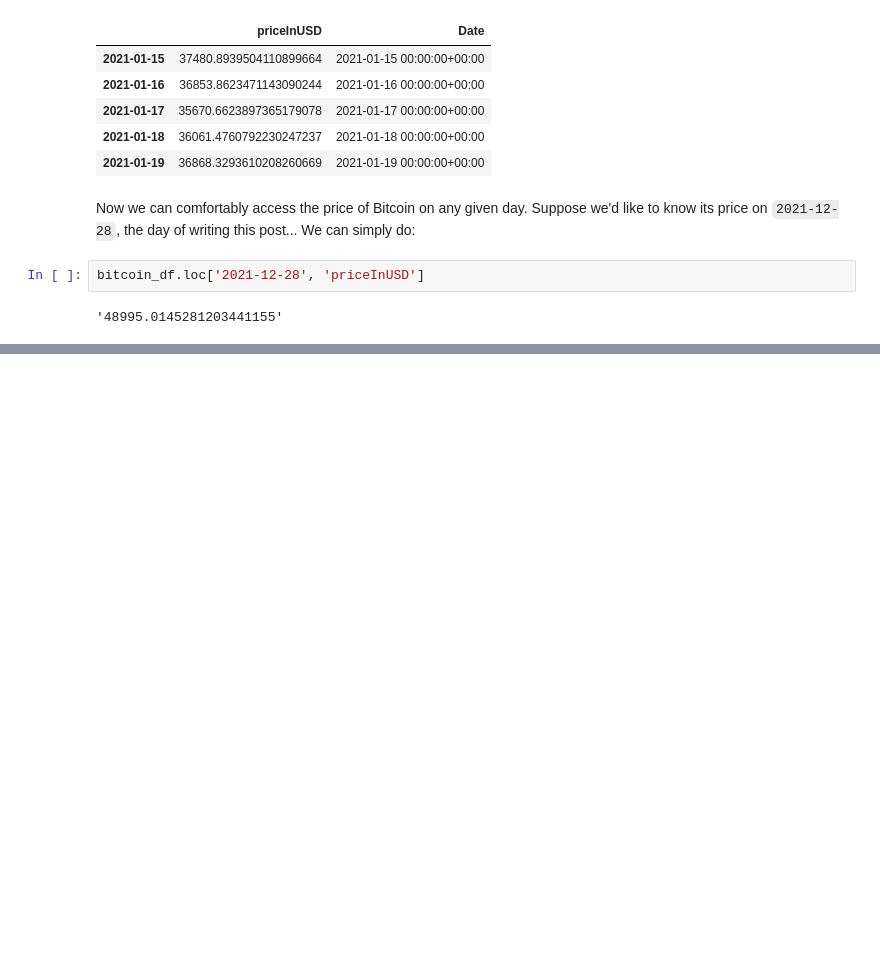
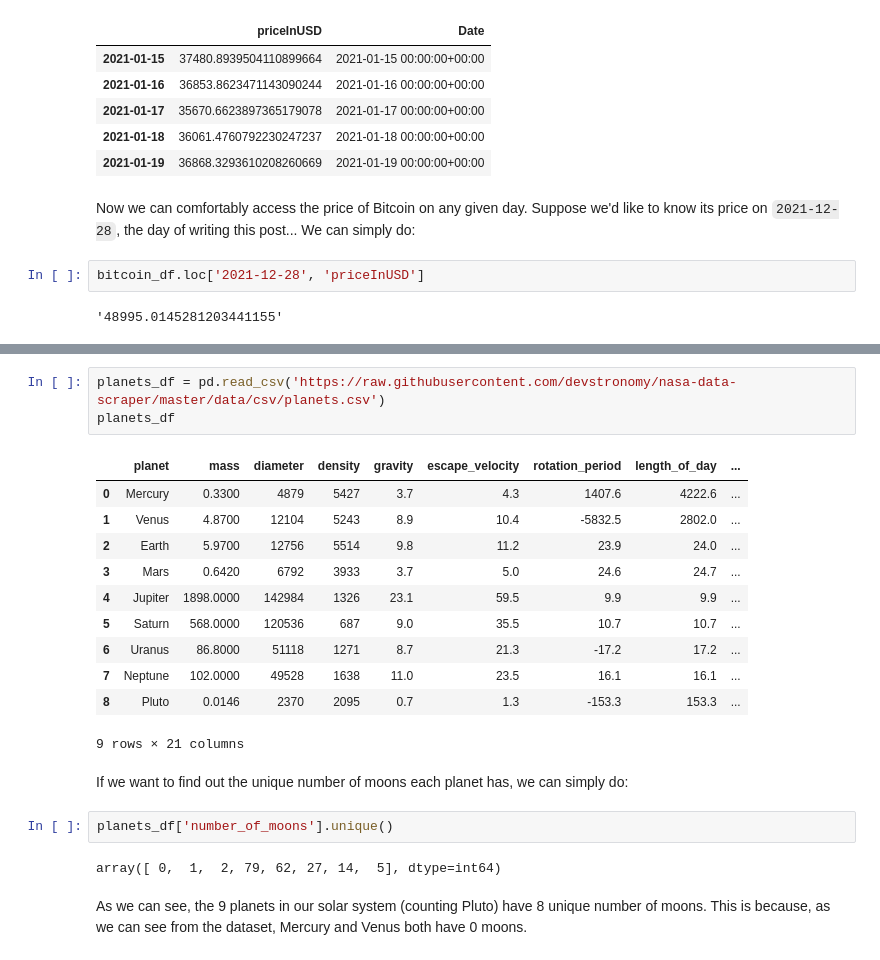
Before and after one commit to v-poghosyan/blog, a Jupyter notebook: _notebooks/2021-12-28-Python-for-ML-Pandas.ipynb, the cells around one changed output, grey strips where cells are left out. Drawn from its saved outputs; the diff is of its cells as text; blank space fills up the shorter version.

```diff
--- a/_notebooks/2021-12-28-Python-for-ML-Pandas.ipynb
+++ b/_notebooks/2021-12-28-Python-for-ML-Pandas.ipynb
@@ -533,0 +540,23 @@ bitcoin_df.loc['2021-12-28', 'priceInUSD']
+# %%
+planets_df = pd.read_csv('https://raw.githubusercontent.com/devstronomy/nasa-data-scraper/master/data/csv/planets.csv')
+planets_df
+# %% [output]
+|  | planet | mass | diameter | density | gravity | escape_velocity | rotation_period | length_of_day | ... |
+| 0 | Mercury | 0.3300 | 4879 | 5427 | 3.7 | 4.3 | 1407.6 | 4222.6 | ... |
+| 1 | Venus | 4.8700 | 12104 | 5243 | 8.9 | 10.4 | -5832.5 | 2802.0 | ... |
+| 2 | Earth | 5.9700 | 12756 | 5514 | 9.8 | 11.2 | 23.9 | 24.0 | ... |
+| 3 | Mars | 0.6420 | 6792 | 3933 | 3.7 | 5.0 | 24.6 | 24.7 | ... |
+| 4 | Jupiter | 1898.0000 | 142984 | 1326 | 23.1 | 59.5 | 9.9 | 9.9 | ... |
+| 5 | Saturn | 568.0000 | 120536 | 687 | 9.0 | 35.5 | 10.7 | 10.7 | ... |
+| 6 | Uranus | 86.8000 | 51118 | 1271 | 8.7 | 21.3 | -17.2 | 17.2 | ... |
+| 7 | Neptune | 102.0000 | 49528 | 1638 | 11.0 | 23.5 | 16.1 | 16.1 | ... |
+| 8 | Pluto | 0.0146 | 2370 | 2095 | 0.7 | 1.3 | -153.3 | 153.3 | ... |
+9 rows × 21 columns
+# %% [markdown]
+If we want to find out the unique number of moons each planet has, we can simply do:
+# %%
+planets_df['number_of_moons'].unique()
+# %% [output]
+array([ 0,  1,  2, 79, 62, 27, 14,  5], dtype=int64)
+# %% [markdown]
+As we can see, the 9 planets in our solar system (counting Pluto) have 8 unique number of moons. This is because, as we can see from the dataset, Mercury and Venus both have 0 moons.
```
Also changed, not shown: parts of 6 cells of this notebook.
